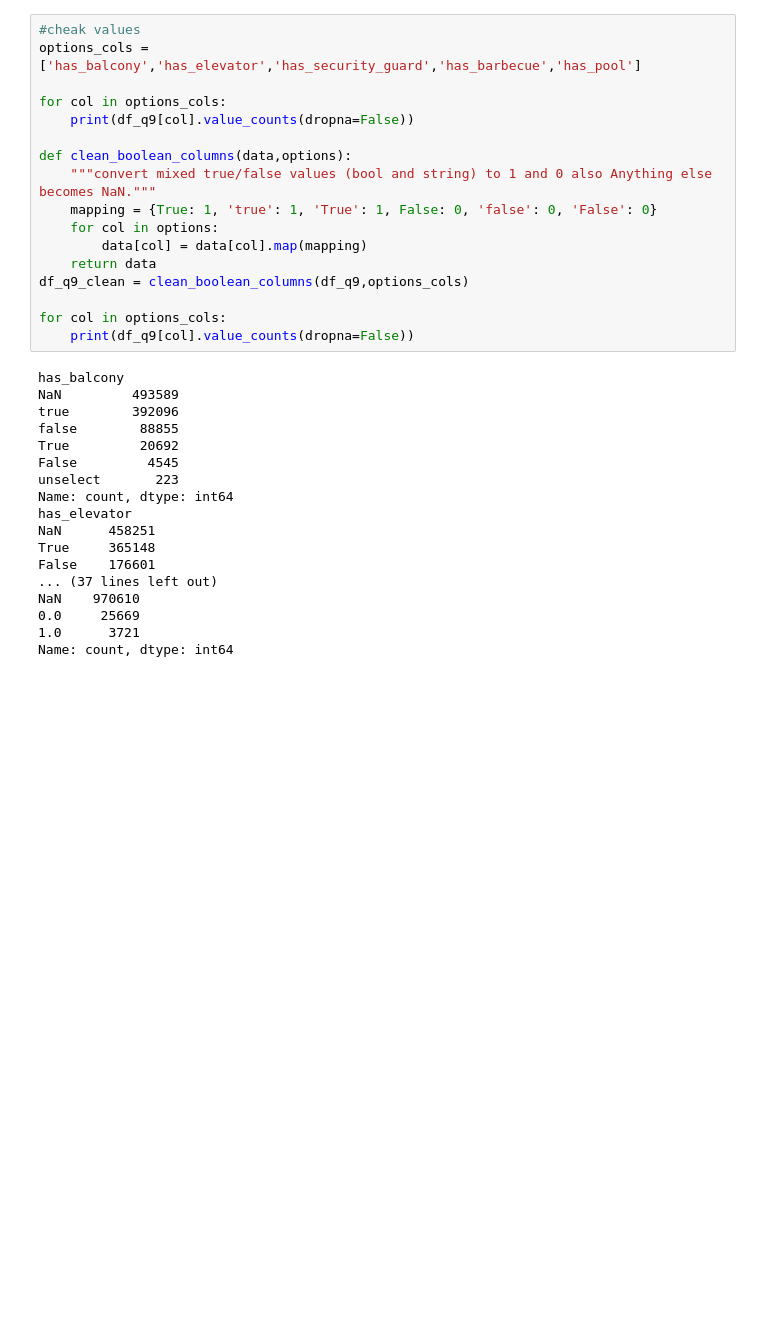
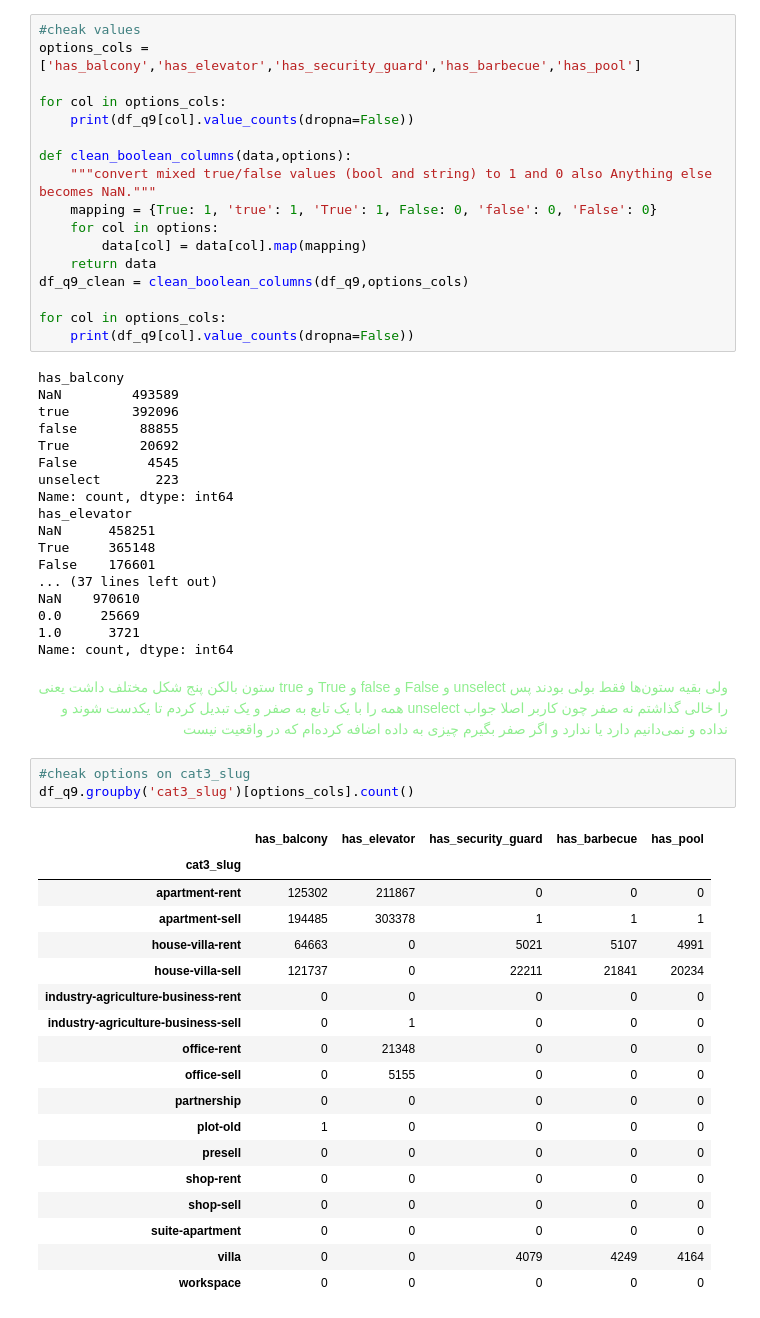
Before and after one commit to aminrafi394/quera-AI-first-project, a Jupyter notebook: notebooks/q8_q9_mahdi.ipynb, the cells around one changed output. Saved outputs shown, nothing was run; the diff lists cells and outputs as text; blank space fills up the shorter version.

```diff
--- a/notebooks/q8_q9_mahdi.ipynb
+++ b/notebooks/q8_q9_mahdi.ipynb
@@ -325,3 +325,29 @@ NaN    970610
 0.0     25669
 1.0      3721
 Name: count, dtype: int64
+# %% [markdown]
+<p dir="rtl" align="right"><font color="#90EE90" face="vazir">
+ستون بالکن پنج شکل مختلف داشت یعنی true و True و false و False و unselect ولی بقیه ستون‌ها فقط بولی بودند پس همه را با یک تابع به صفر و یک تبدیل کردم تا یکدست شوند و unselect را خالی گذاشتم نه صفر چون کاربر اصلا جواب نداده و نمی‌دانیم دارد یا ندارد و اگر صفر بگیرم چیزی به داده اضافه کرده‌ام که در واقعیت نیست
+</font></p>
+# %%
+#cheak options on cat3_slug
+df_q9.groupby('cat3_slug')[options_cols].count()
+# %% [output]
+|  | has_balcony | has_elevator | has_security_guard | has_barbecue | has_pool |
+| cat3_slug |  |  |  |  |  |
+| apartment-rent | 125302 | 211867 | 0 | 0 | 0 |
+| apartment-sell | 194485 | 303378 | 1 | 1 | 1 |
+| house-villa-rent | 64663 | 0 | 5021 | 5107 | 4991 |
+| house-villa-sell | 121737 | 0 | 22211 | 21841 | 20234 |
+| industry-agriculture-business-rent | 0 | 0 | 0 | 0 | 0 |
+| industry-agriculture-business-sell | 0 | 1 | 0 | 0 | 0 |
+| office-rent | 0 | 21348 | 0 | 0 | 0 |
+| office-sell | 0 | 5155 | 0 | 0 | 0 |
+| partnership | 0 | 0 | 0 | 0 | 0 |
+| plot-old | 1 | 0 | 0 | 0 | 0 |
+| presell | 0 | 0 | 0 | 0 | 0 |
+| shop-rent | 0 | 0 | 0 | 0 | 0 |
+| shop-sell | 0 | 0 | 0 | 0 | 0 |
+| suite-apartment | 0 | 0 | 0 | 0 | 0 |
+| villa | 0 | 0 | 4079 | 4249 | 4164 |
+| workspace | 0 | 0 | 0 | 0 | 0 |
```
Also changed, not shown: parts of 6 cells of this notebook.
